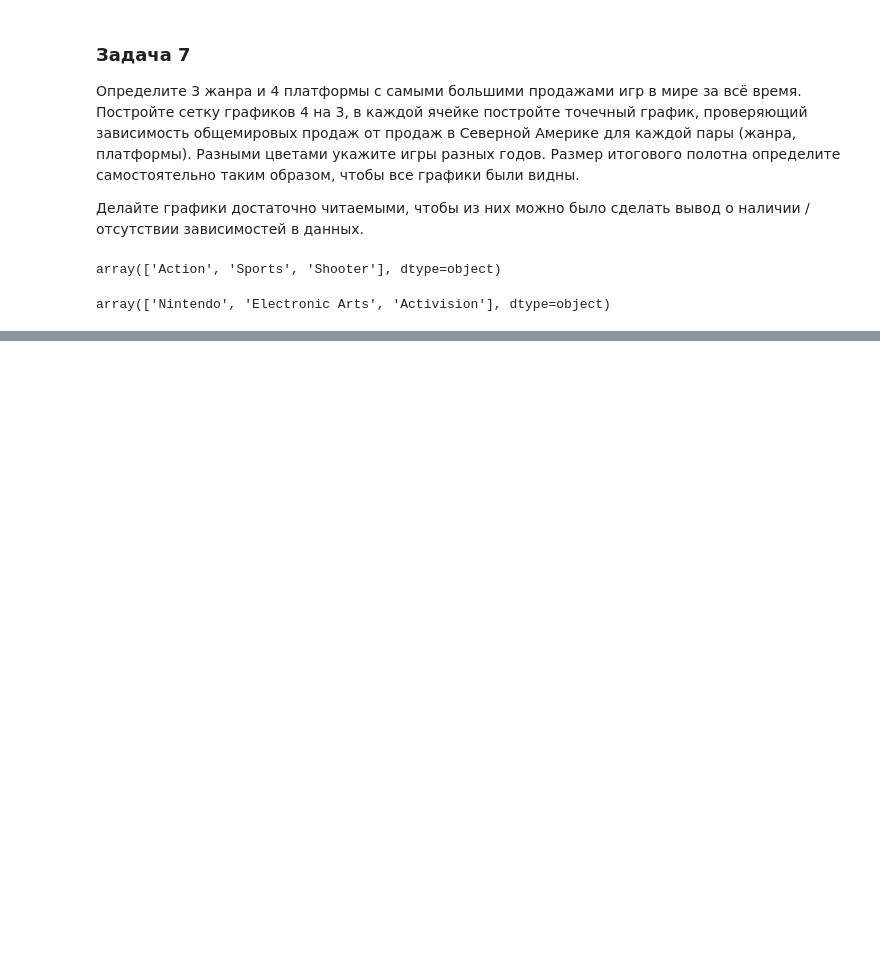
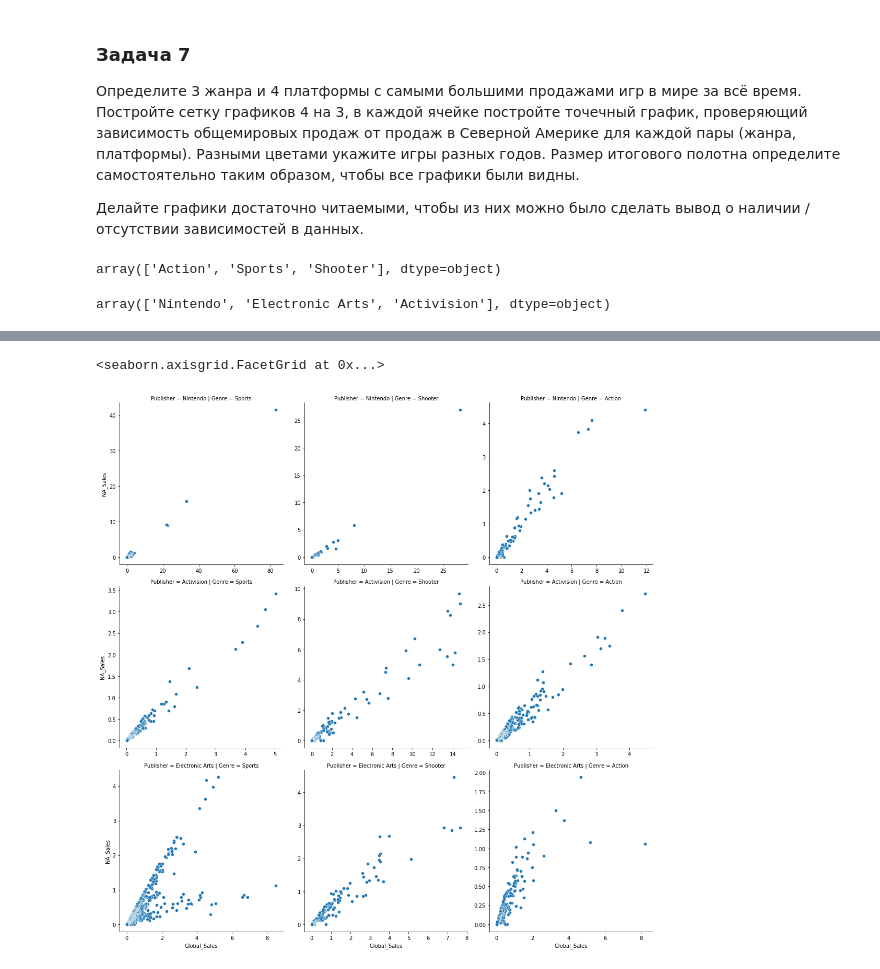
Before and after one commit to daniyar-kbv/Skillbox-DataScience, a Jupyter notebook: Course3_Analytics1/Module7_Seaborn/matplotlib_3.ipynb, the cells around one changed output, grey strips where cells are left out. Saved outputs shown, nothing was run; the diff lists cells and outputs as text; code cells hidden in the pictures; blank space fills up the shorter version.

```diff
--- a/Course3_Analytics1/Module7_Seaborn/matplotlib_3.ipynb
+++ b/Course3_Analytics1/Module7_Seaborn/matplotlib_3.ipynb
@@ -350,0 +329,3 @@ plt.show()
+# %%
+df_top = df[df['Genre'].isin(top_genres) & df['Publisher'].isin(top_publishers)]
+df_top.head()
@@ -350,0 +339,6 @@ plt.show()
+# %%
+grid = sns.FacetGrid(df_top, col='Genre', row='Publisher', height=5, sharex=False, sharey=False)
+grid.map(sns.scatterplot, 'Global_Sales', 'NA_Sales')
+# %% [output]
+<seaborn.axisgrid.FacetGrid at 0x...>
+[figure, added]
```
Also changed, not shown: parts of 2 cells of this notebook.
